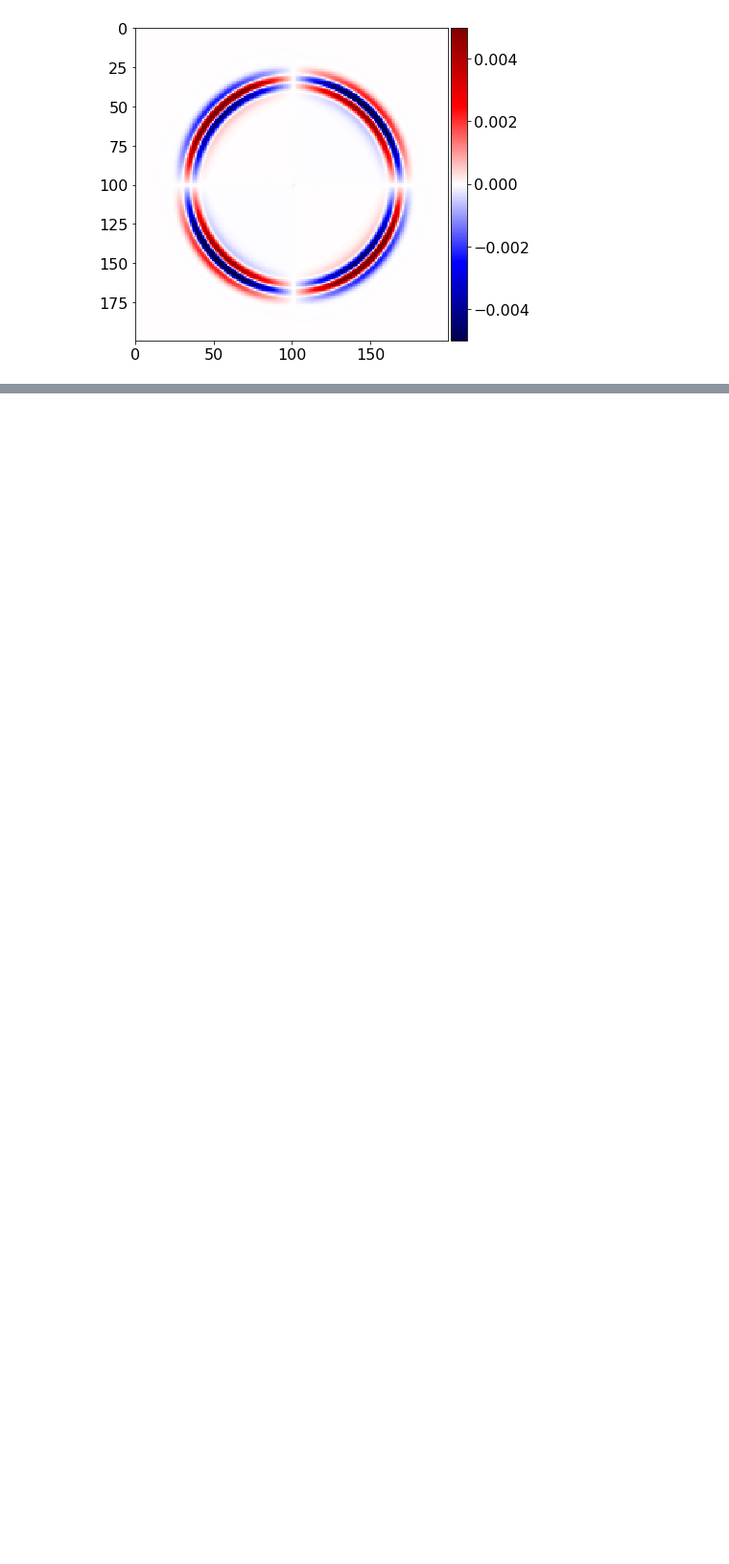
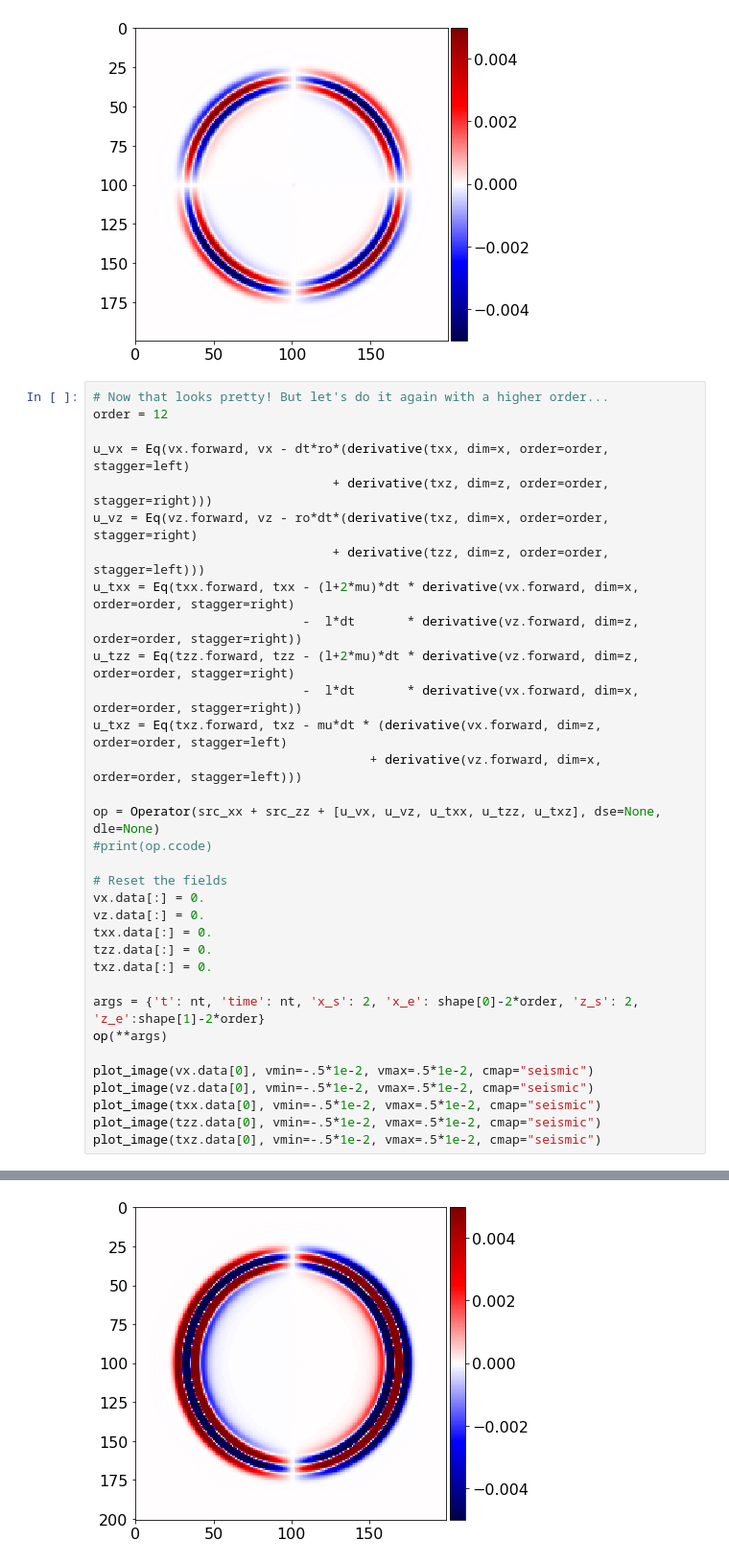
Before and after one commit to zhangwise/devito, a Jupyter notebook: examples/seismic/elastic.ipynb, the cells around one changed output, grey strips where cells are left out. Shown: that part at 96% size. Cells and saved outputs as stored; diff of their text form; blank space fills up the shorter version.

Commit message:
Elastic: Add generic order (12th) example

```diff
--- a/examples/seismic/elastic.ipynb
+++ b/examples/seismic/elastic.ipynb
@@ -177,3 +177,37 @@ plot_image(txz.data[0], vmin=-.5*1e-2, vmax=.5*1e-2, cmap="seismic")
 [figure]
 [figure]
 [figure]
+# %%
+# Now that looks pretty! But let's do it again with a higher order...
+order = 12
+
+u_vx = Eq(vx.forward, vx - dt*ro*(derivative(txx, dim=x, order=order, stagger=left)
+                                + derivative(txz, dim=z, order=order, stagger=right)))
+u_vz = Eq(vz.forward, vz - ro*dt*(derivative(txz, dim=x, order=order, stagger=right)
+                                + derivative(tzz, dim=z, order=order, stagger=left)))
+u_txx = Eq(txx.forward, txx - (l+2*mu)*dt * derivative(vx.forward, dim=x, order=order, stagger=right)
+                            -  l*dt       * derivative(vz.forward, dim=z, order=order, stagger=right))
+u_tzz = Eq(tzz.forward, tzz - (l+2*mu)*dt * derivative(vz.forward, dim=z, order=order, stagger=right)
+                            -  l*dt       * derivative(vx.forward, dim=x, order=order, stagger=right))
+u_txz = Eq(txz.forward, txz - mu*dt * (derivative(vx.forward, dim=z, order=order, stagger=left)
+                                     + derivative(vz.forward, dim=x, order=order, stagger=left)))
+
+op = Operator(src_xx + src_zz + [u_vx, u_vz, u_txx, u_tzz, u_txz], dse=None, dle=None)
+#print(op.ccode)
+
+# Reset the fields
+vx.data[:] = 0.
+vz.data[:] = 0.
+txx.data[:] = 0.
+tzz.data[:] = 0.
+txz.data[:] = 0.
+
+args = {'t': nt, 'time': nt, 'x_s': 2, 'x_e': shape[0]-2*order, 'z_s': 2, 'z_e':shape[1]-2*order}
+op(**args)
+
+plot_image(vx.data[0], vmin=-.5*1e-2, vmax=.5*1e-2, cmap="seismic")
+plot_image(vz.data[0], vmin=-.5*1e-2, vmax=.5*1e-2, cmap="seismic")
+plot_image(txx.data[0], vmin=-.5*1e-2, vmax=.5*1e-2, cmap="seismic")
+plot_image(tzz.data[0], vmin=-.5*1e-2, vmax=.5*1e-2, cmap="seismic")
+plot_image(txz.data[0], vmin=-.5*1e-2, vmax=.5*1e-2, cmap="seismic")
+# %% [output]
@@ -179,0 +217 @@ plot_image(txz.data[0], vmin=-.5*1e-2, vmax=.5*1e-2, cmap="seismic")
+[figure, added]
```
Also changed, not shown: parts of 2 cells of this notebook.
